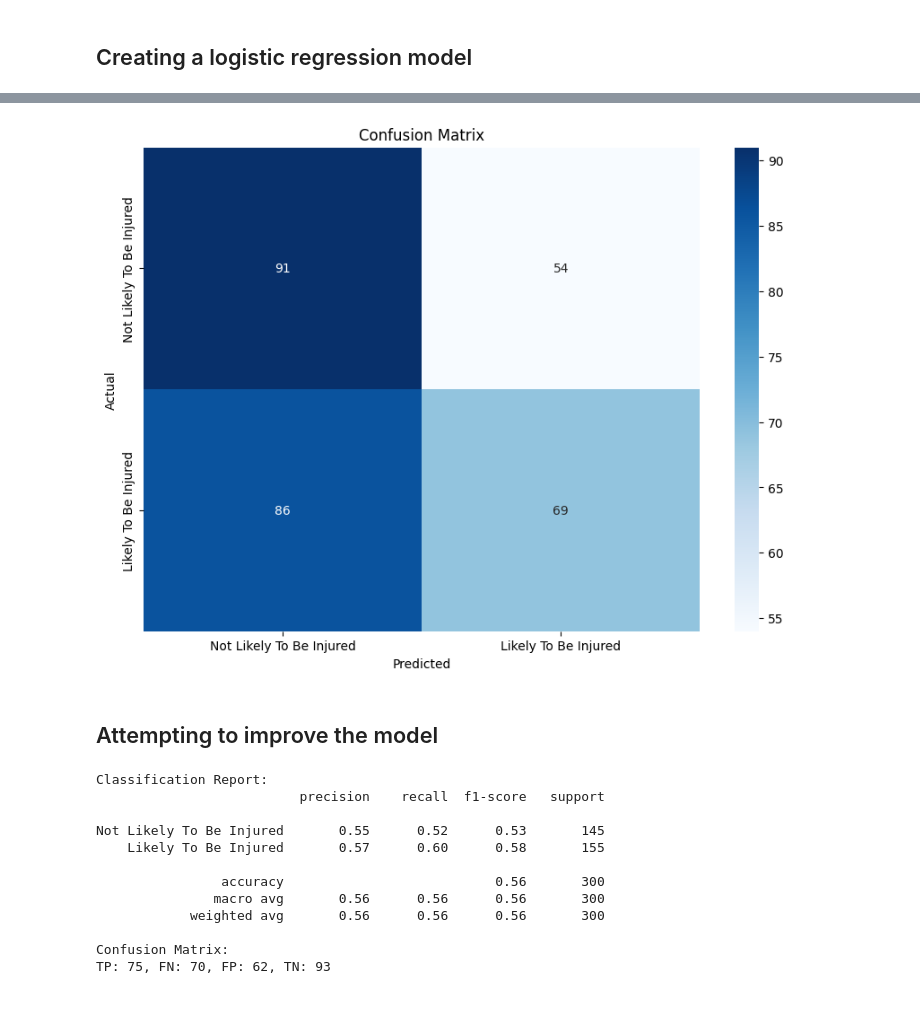
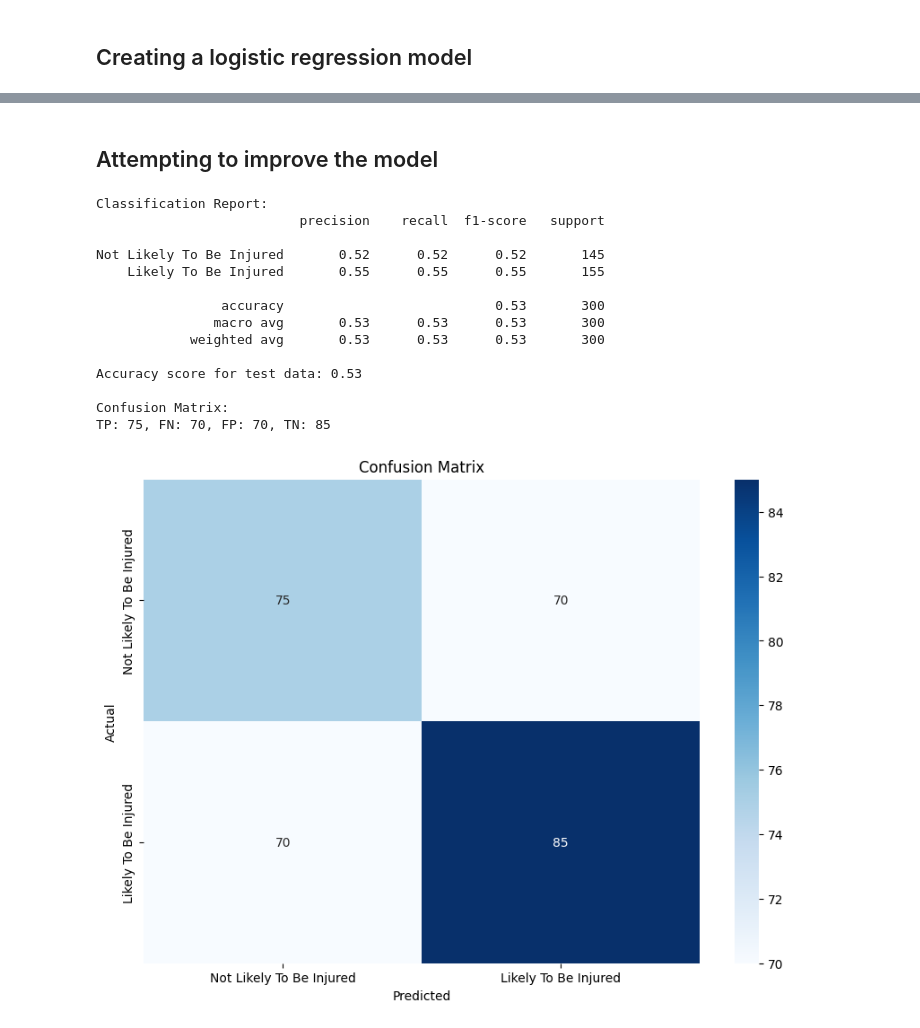
Before and after one commit to KillordTheOG/DataMining_InjuryPrevention, a Jupyter notebook: injury_prevention_project.ipynb, the cells around one changed output, grey strips where cells are left out. Cells and saved outputs as stored; diff of their text form; code cells hidden in the pictures.

```diff
--- a/injury_prevention_project.ipynb
+++ b/injury_prevention_project.ipynb
@@ -152,18 +174,3 @@ TP: 91, FN: 54, FP: 86, TN: 69
-# %%
-import seaborn as sns
-import matplotlib.pyplot as plt
-
-# Define custom target names
-target_names = ['Not Likely To Be Injured', 'Likely To Be Injured']
-
-plt.figure(figsize=(10, 7))
-sns.heatmap(cm, annot=True, fmt='d', cmap='Blues', xticklabels=target_names, yticklabels=target_names)
-plt.xlabel('Predicted')
-plt.ylabel('Actual')
-plt.title('Confusion Matrix')
-plt.show()
-# %% [output]
-[figure, removed]
 # %% [markdown]
 ## Attempting to improve the model
 # %%
@@ -172,7 +179,9 @@ from sklearn.ensemble import RandomForestClassifier
 from sklearn.preprocessing import StandardScaler, PolynomialFeatures
 from sklearn.pipeline import Pipeline
 from imblearn.over_sampling import SMOTE
-from sklearn.metrics import classification_report, confusion_matrix
+from sklearn.metrics import classification_report, confusion_matrix, accuracy_score
+
+injury_dataset = pd.read_csv('injury_data.csv')
 
 # Separate features (X) and target variable (y)
 X = injury_dataset.drop('Likelihood_of_Injury', axis=1)
@@ -197,36 +206,56 @@ param_grid = {
     'model__n_estimators': [100, 200],
     'model__max_depth': [None, 10, 20],
     'model__min_samples_split': [2, 5]
 }
 
 grid_search = GridSearchCV(pipeline, param_grid, cv=5, scoring='accuracy', n_jobs=-1)
 grid_search.fit(X_train_res, y_train_res)
 
 # Best model
 best_model = grid_search.best_estimator_
 
 # Predict on the test set
 y_pred = best_model.predict(X_test)
 
 # Evaluate the model
 print("Classification Report:")
 print(classification_report(y_test, y_pred, target_names=['Not Likely To Be Injured', 'Likely To Be Injured']))
 
+# Print the accuracy score
+accuracy = accuracy_score(y_test, y_pred)
+print(f'Accuracy score for test data: {accuracy:.2f}\n')
+
 cm = confusion_matrix(y_test, y_pred)
 TP, FN, FP, TN = cm.ravel()
 
 print("Confusion Matrix:")
 print(f"TP: {TP}, FN: {FN}, FP: {FP}, TN: {TN}")
+
+import seaborn as sns
+import matplotlib.pyplot as plt
+
+# Define custom target names
+target_names = ['Not Likely To Be Injured', 'Likely To Be Injured']
+
+plt.figure(figsize=(10, 7))
+sns.heatmap(cm, annot=True, fmt='d', cmap='Blues', xticklabels=target_names, yticklabels=target_names)
+plt.xlabel('Predicted')
+plt.ylabel('Actual')
+plt.title('Confusion Matrix')
+plt.show()
 # %% [output]
 Classification Report:
                           precision    recall  f1-score   support
 
-Not Likely To Be Injured       0.55      0.52      0.53       145
-    Likely To Be Injured       0.57      0.60      0.58       155
+Not Likely To Be Injured       0.52      0.52      0.52       145
+    Likely To Be Injured       0.55      0.55      0.55       155
 
-                accuracy                           0.56       300
-               macro avg       0.56      0.56      0.56       300
-            weighted avg       0.56      0.56      0.56       300
+                accuracy                           0.53       300
+               macro avg       0.53      0.53      0.53       300
+            weighted avg       0.53      0.53      0.53       300
+
+Accuracy score for test data: 0.53
 
 Confusion Matrix:
-TP: 75, FN: 70, FP: 62, TN: 93
+TP: 75, FN: 70, FP: 70, TN: 85
+[figure, added]
```
Also changed, not shown: parts of 22 cells of this notebook, 1 other file.
